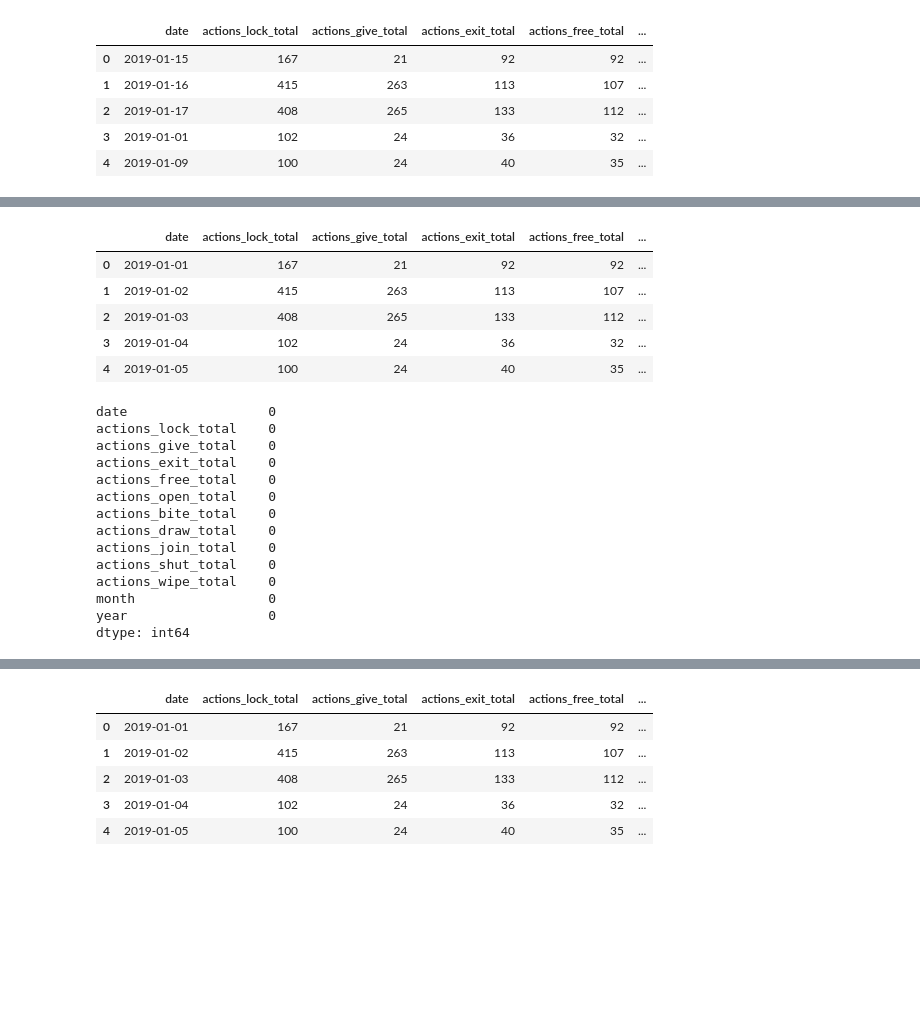
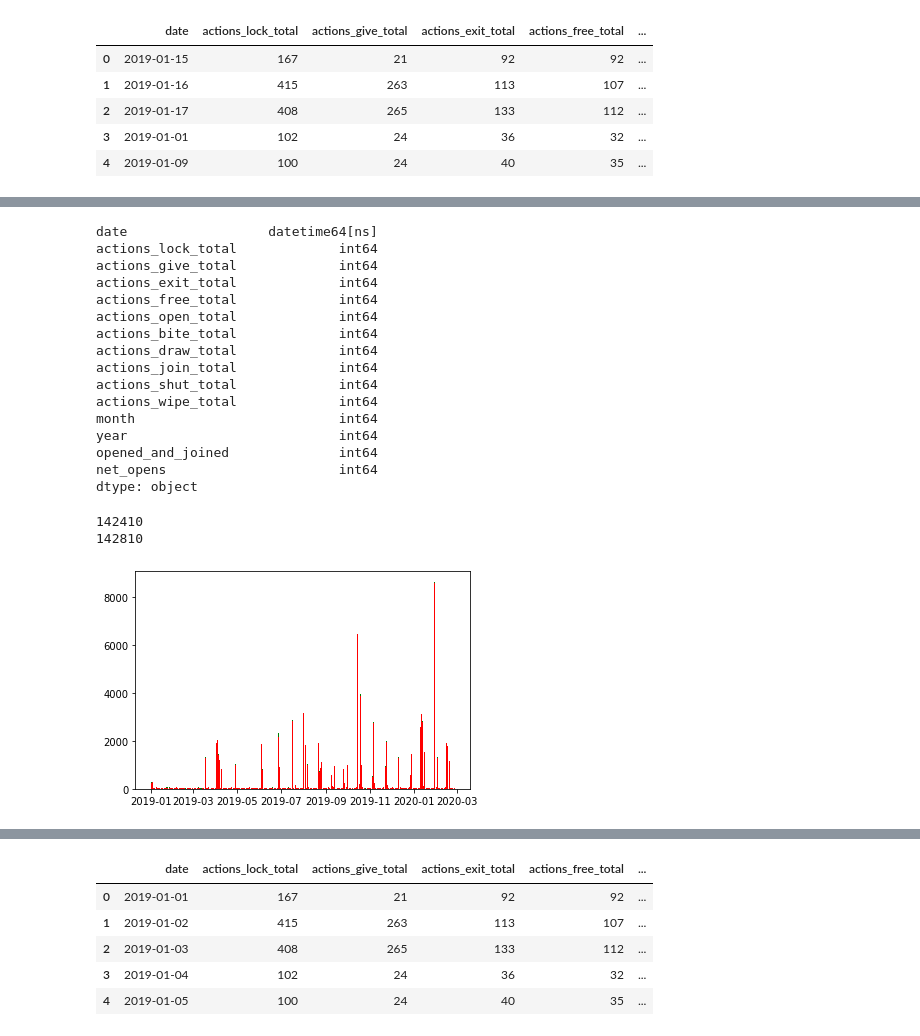
Before and after one commit to masonnystrom/LS_Build_Week_Unit_1, a Jupyter notebook: Maker_CDP_Data_Exploration.ipynb, the cells around one changed output, grey strips where cells are left out. Drawn from its saved outputs; the diff is of its cells as text; code cells hidden in the pictures; blank space fills up the shorter version.

```diff
--- a/Maker_CDP_Data_Exploration.ipynb
+++ b/Maker_CDP_Data_Exploration.ipynb
@@ -51,9 +94,19 @@ maker_vaults['date'] = pd.to_datetime(maker_vaults['date'])
 # %%
-maker_vaults.head()
+maker_vaults.dtypes
 # %% [output]
-|  | date | actions_lock_total | actions_give_total | actions_exit_total | actions_free_total | ... |
-| 0 | 2019-01-01 | 167 | 21 | 92 | 92 | ... |
-| 1 | 2019-01-02 | 415 | 263 | 113 | 107 | ... |
-| 2 | 2019-01-03 | 408 | 265 | 133 | 112 | ... |
-| 3 | 2019-01-04 | 102 | 24 | 36 | 32 | ... |
-| 4 | 2019-01-05 | 100 | 24 | 40 | 35 | ... |
+date                  datetime64[ns]
+actions_lock_total             int64
+actions_give_total             int64
+actions_exit_total             int64
+actions_free_total             int64
+actions_open_total             int64
+actions_bite_total             int64
+actions_draw_total             int64
+actions_join_total             int64
+actions_shut_total             int64
+actions_wipe_total             int64
+month                          int64
+year                           int64
+opened_and_joined              int64
+net_opens                      int64
+dtype: object
@@ -64,19 +113,14 @@ maker_vaults['year'] = maker_vaults['date'].dt.year
-# %%
-maker_vaults.isnull().sum()
-# no nulls, thank you Ethereum
-# %% [output]
-date                  0
-actions_lock_total    0
-actions_give_total    0
-actions_exit_total    0
-actions_free_total    0
-actions_open_total    0
-actions_bite_total    0
-actions_draw_total    0
-actions_join_total    0
-actions_shut_total    0
-actions_wipe_total    0
-month                 0
-year                  0
-dtype: int64
+# %%
+# create or transfer ownership
+print(maker_vaults['actions_open_total'].sum())
+print(maker_vaults['actions_give_total'].sum())
+
+plt.bar(maker_vaults['date'], maker_vaults['actions_open_total'], color='green')
+plt.bar(maker_vaults['date'], maker_vaults['actions_give_total'], color ='red')
+
+plt.show()
+# %% [output]
+142410
+142810
+[figure, added]
 # %%
```
Also changed, not shown: parts of 43 cells of this notebook.
